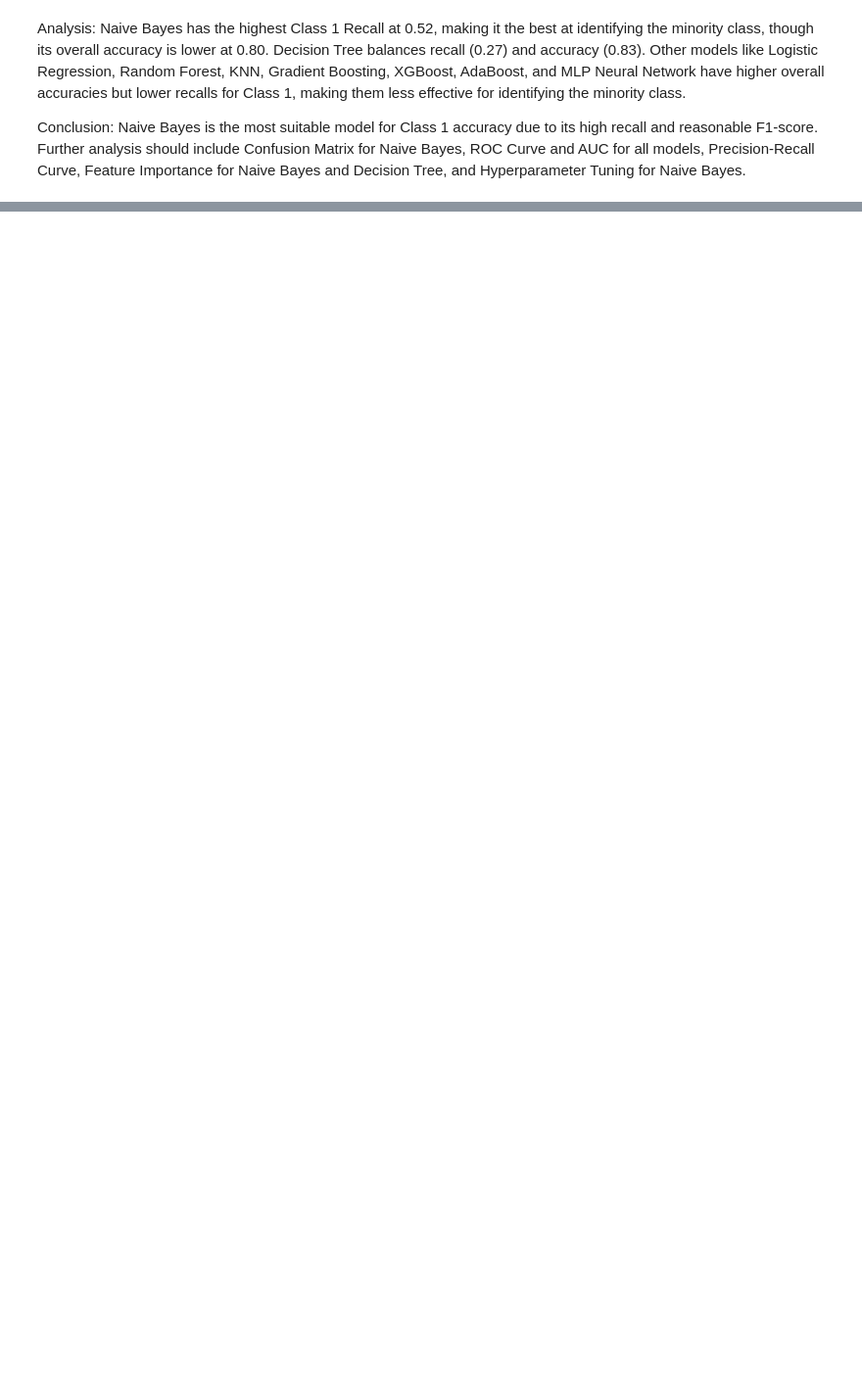
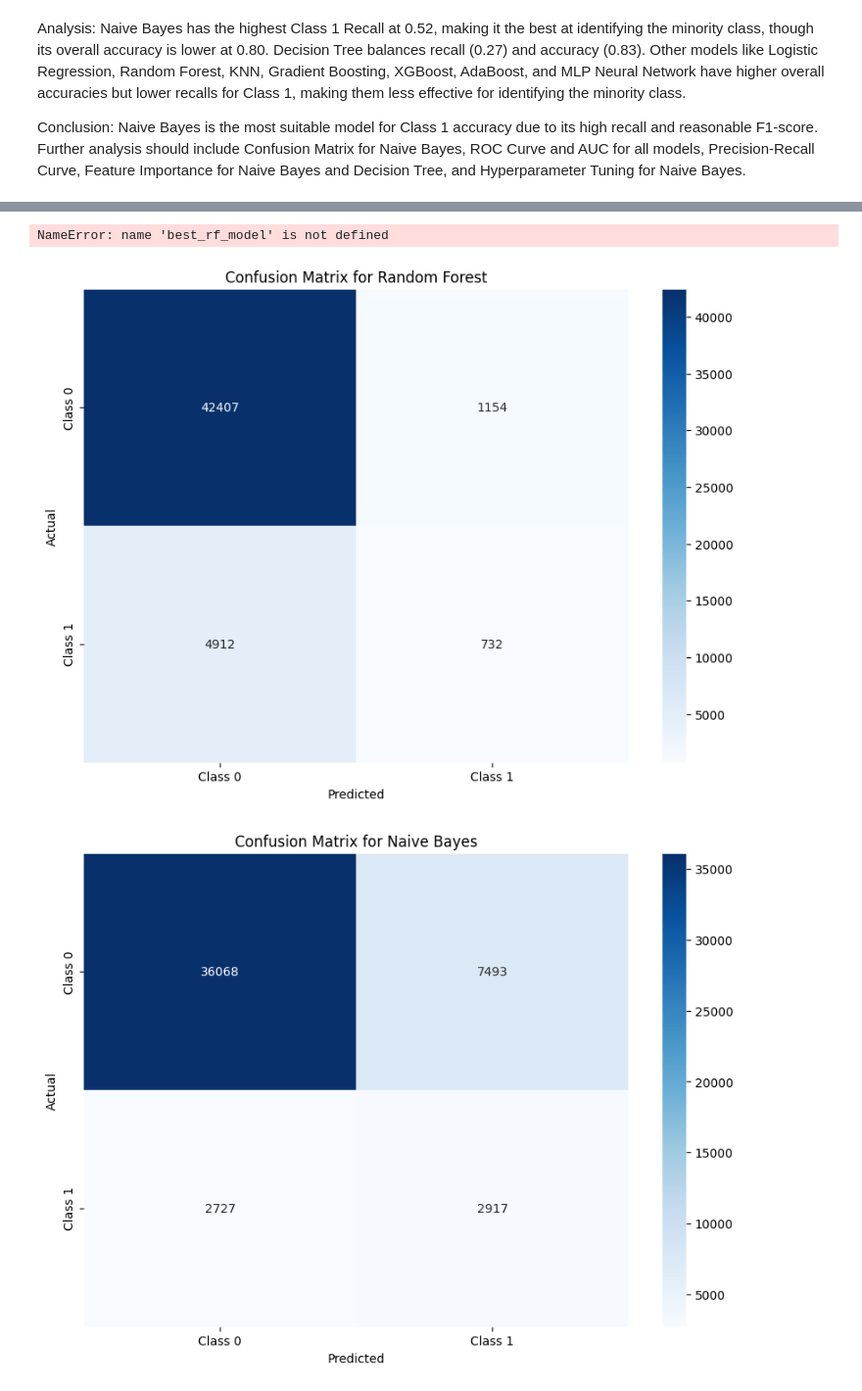
Before and after one commit to EthanH2333/MBAN-6100-Group-Assignment, a Jupyter notebook: heart_disease_prediction.ipynb, the cells around one changed output, grey strips where cells are left out. Shown at 98% size. Saved outputs shown, nothing was run; the diff lists cells and outputs as text; code cells hidden in the pictures; blank space fills up the shorter version.

```diff
--- a/heart_disease_prediction.ipynb
+++ b/heart_disease_prediction.ipynb
@@ -1211,0 +1212,54 @@ weighted avg       0.84      0.88      0.85     49205
+# %%
+from sklearn.metrics import roc_curve, roc_auc_score, precision_recall_curve, auc
+import matplotlib.pyplot as plt
+
+# Function to plot ROC curve
+def plot_roc_curve(model, X_test, y_test, title):
+    y_prob = model.predict_proba(X_test)[:, 1]
+    fpr, tpr, _ = roc_curve(y_test, y_prob)
+    roc_auc = roc_auc_score(y_test, y_prob)
+    plt.figure()
+    plt.plot(fpr, tpr, color='darkorange', lw=2, label=f'ROC curve (area = {roc_auc:.2f})')
+    plt.plot([0, 1], [0, 1], color='navy', lw=2, linestyle='--')
+    plt.xlim([0.0, 1.0])
+    plt.ylim([0.0, 1.05])
+    plt.xlabel('False Positive Rate')
+    plt.ylabel('True Positive Rate')
+    plt.title(f'Receiver Operating Characteristic for {title}')
+    plt.legend(loc="lower right")
+    plt.show()
+
+# Plot ROC curves
+plot_roc_curve(best_rf_model, X_test, y_test, 'Random Forest')
+plot_roc_curve(best_nb_model, X_test, y_test, 'Naive Bayes')
+plot_roc_curve(best_dt_model, X_test, y_test, 'Decision Tree')
+# %% [output]
+NameError: name 'best_rf_model' is not defined
+# %%
+import matplotlib.pyplot as plt
+import seaborn as sns
+from sklearn.metrics import confusion_matrix
+
+# Function to plot confusion matrix
+def plot_confusion(model, X_test, y_test, title):
+    y_pred = model.predict(X_test)
+    cm = confusion_matrix(y_test, y_pred)
+    plt.figure(figsize=(10, 7))
+    sns.heatmap(cm, annot=True, fmt='d', cmap='Blues', xticklabels=['Class 0', 'Class 1'], yticklabels=['Class 0', 'Class 1'])
+    plt.title(f'Confusion Matrix for {title}')
+    plt.xlabel('Predicted')
+    plt.ylabel('Actual')
+    plt.show()
+
+# Train the best models with best parameters
+best_rf_model = RandomForestClassifier(max_depth=None, min_samples_leaf=1, min_samples_split=2, n_estimators=100).fit(X_train, y_train)
+best_nb_model = GaussianNB(var_smoothing=1e-05).fit(X_train, y_train)
+best_dt_model = DecisionTreeClassifier(max_depth=None, min_samples_leaf=1, min_samples_split=2).fit(X_train, y_train)
+
+# Plot confusion matrices
+plot_confusion(best_rf_model, X_test, y_test, 'Random Forest')
+plot_confusion(best_nb_model, X_test, y_test, 'Naive Bayes')
+plot_confusion(best_dt_model, X_test, y_test, 'Decision Tree')
+# %% [output]
+[figure, added]
+[figure, added]
```
Also changed, not shown: parts of 7 cells of this notebook, 1 other file.
